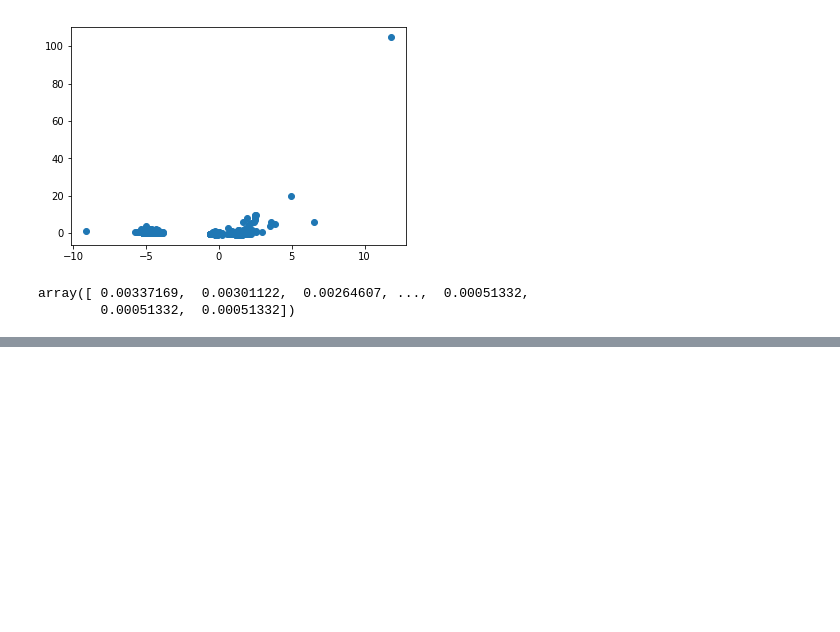
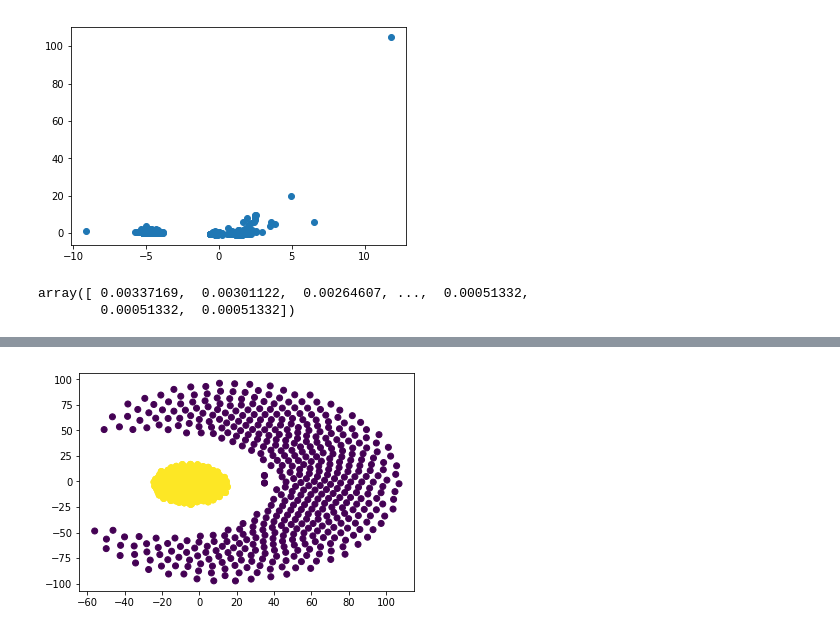
Before and after one commit to gucchi123/sas_sample, a Jupyter notebook: clustering.ipynb, the cells around one changed output, grey strips where cells are left out. Drawn from its saved outputs; the diff is of its cells as text; code cells hidden in the pictures; blank space fills up the shorter version.

```diff
--- a/clustering.ipynb
+++ b/clustering.ipynb
@@ -320,0 +349,5 @@ tsne = TE
+# %%
+plt.scatter(fingerprint_tsne[:,0], fingerprint_tsne[:, 1], c=dbscan_tsne)
+plt.legend()
+# %% [output]
+[figure, added]
```
Also changed, not shown: parts of 11 cells of this notebook.
